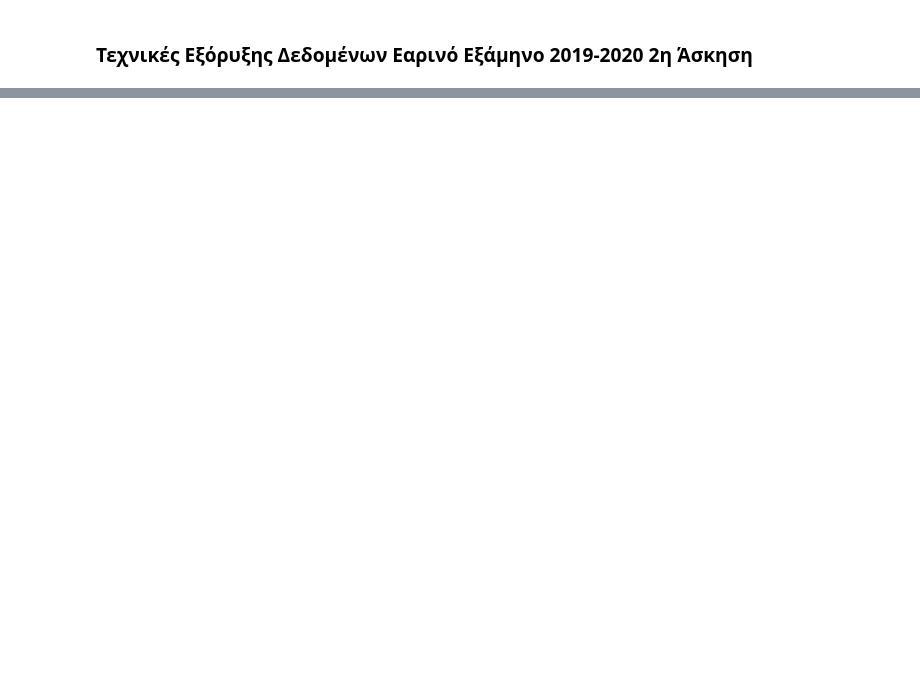
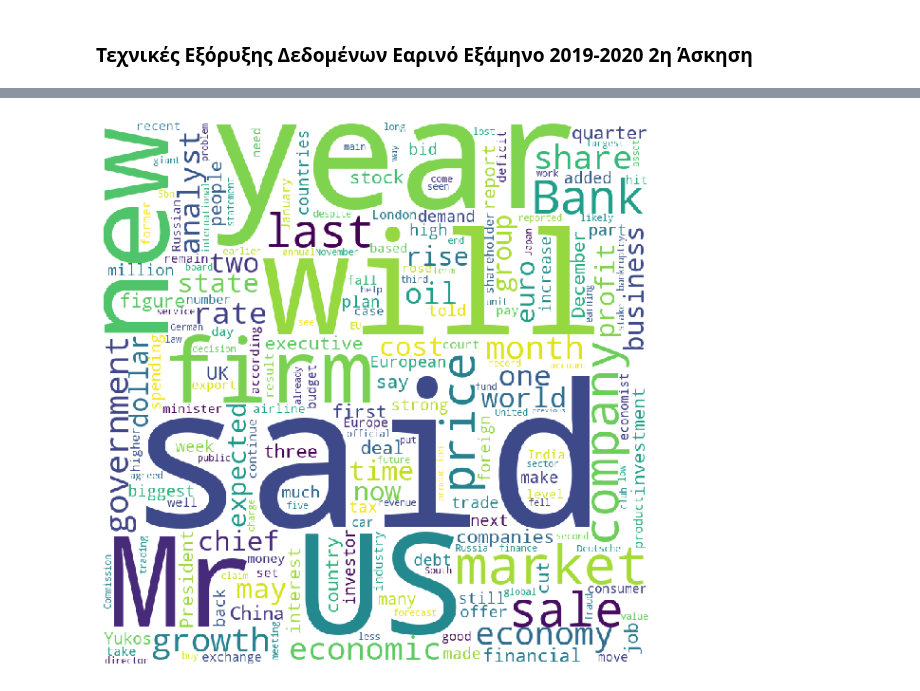
Before and after one commit to dimpapac/TED2, a Jupyter notebook: TED2.ipynb, the cells around one changed output, grey strips where cells are left out. Saved outputs shown, nothing was run; the diff lists cells and outputs as text; code cells hidden in the pictures; blank space fills up the shorter version.

Commit message:
wordclouds

```diff
--- a/TED2.ipynb
+++ b/TED2.ipynb
@@ -74,3 +75,3 @@ with open(train, 'wt') as out_file:
 # %%
-traindt = pd.read_csv("train_set.tsv",sep='\t')
-traindt = traindt.replace('\n','', regex=True)
+trainDf = pd.read_csv("train_set.tsv",sep='\t')
+trainDf = trainDf.replace('\n','', regex=True)
@@ -92,0 +92,34 @@ traindt
+# %%
+businessDf = trainDf.loc[trainDf['Category'] == 'business']
+entertainmentDf = trainDf.loc[trainDf['Category'] == 'entertainment']
+politicsDf = trainDf.loc[trainDf['Category'] == 'politics']
+sportDf = trainDf.loc[trainDf['Category'] == 'sport']
+techDf = trainDf.loc[trainDf['Category'] == 'tech']
+# %%
+from wordcloud import WordCloud, STOPWORDS
+import matplotlib.pyplot as plt
+stopwords = set(STOPWORDS)
+# %%
+businessList = businessDf['Content'].tolist()
+flatList = []
+for b in businessList:
+    parsed = b.split()
+    for item in parsed:
+        flatList.append(item)
+
+
+clean_string = ' '.join(flatList)
+
+wordcloud = WordCloud(width = 800, height = 800,collocations = False,
+                background_color ='white',
+                stopwords = stopwords,
+                min_font_size = 10).generate(clean_string)
+
+plt.figure(figsize = (8, 8), facecolor = None)
+plt.imshow(wordcloud)
+plt.axis("off")
+plt.tight_layout(pad = 0)
+
+plt.show()
+# %% [output]
+[figure, added]
```
Also changed, not shown: parts of 20 cells of this notebook, 1 other file.
